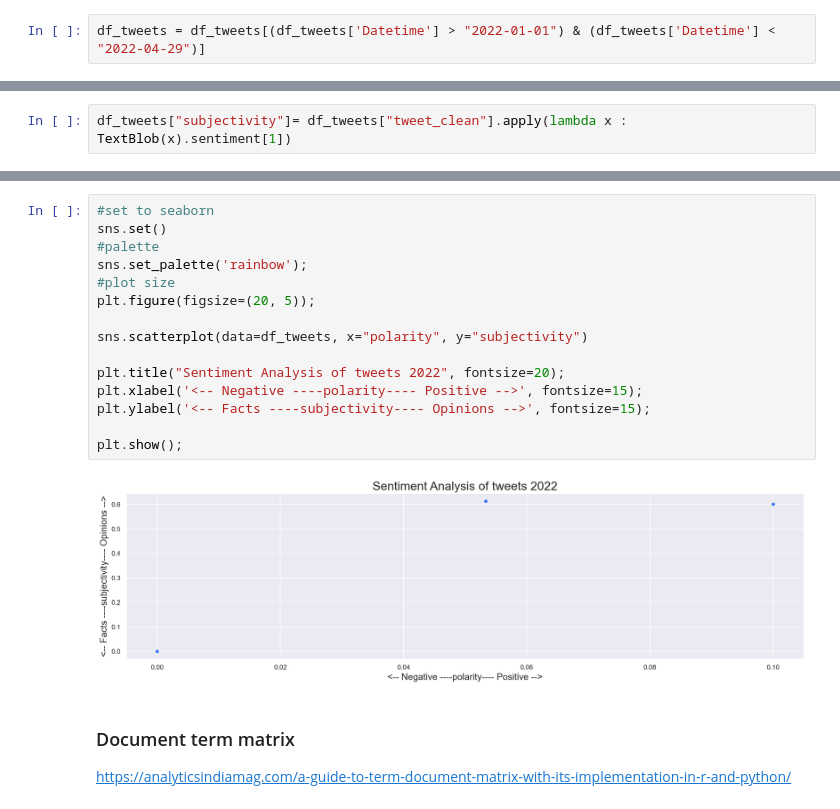
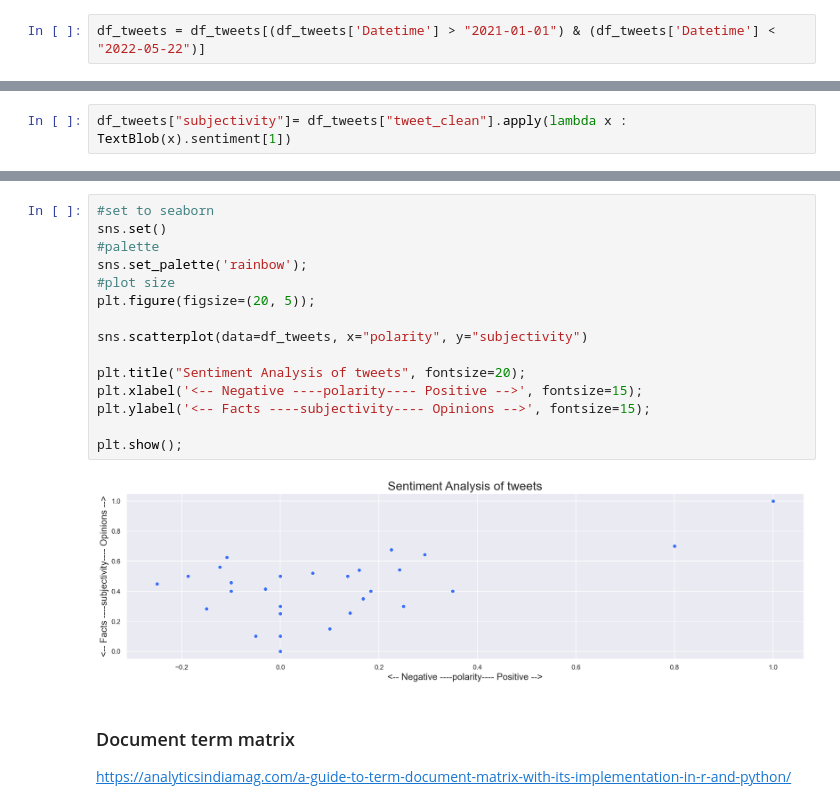
Before and after one commit to RitRa/Msc_CA2, a Jupyter notebook: notebooks/CA2_models.ipynb, the cells around one changed output, grey strips where cells are left out. Drawn from its saved outputs; the diff is of its cells as text.

Commit message:
improved sentiment analysis, and better topics, write up for algorithms, fixing the dashboard

```diff
--- a/notebooks/CA2_models.ipynb
+++ b/notebooks/CA2_models.ipynb
@@ -857,5 +827,5 @@ df_tweets.info()
 # %%
-df_tweets = df_tweets[(df_tweets['Datetime'] > "2022-01-01") & (df_tweets['Datetime'] < "2022-04-29")]
+df_tweets = df_tweets[(df_tweets['Datetime'] > "2021-01-01") & (df_tweets['Datetime'] < "2022-05-22")]
 # %%
 #get the word count of the tweet
 df_tweets["word_count"] = df_tweets["Text"].apply(lambda x: len(str(x).split()))
@@ -948,20 +946,20 @@ df_tweets
 # %%
 #set to seaborn
 sns.set()
 #palette
 sns.set_palette('rainbow');
 #plot size
 plt.figure(figsize=(20, 5));
 
 sns.scatterplot(data=df_tweets, x="polarity", y="subjectivity")
 
-plt.title("Sentiment Analysis of tweets 2022", fontsize=20);
+plt.title("Sentiment Analysis of tweets", fontsize=20);
 plt.xlabel('<-- Negative ----polarity---- Positive -->', fontsize=15);
 plt.ylabel('<-- Facts ----subjectivity---- Opinions -->', fontsize=15);
 
 plt.show();
 # %% [output]
-[figure, old version]
+[figure, new version]
 # %% [markdown]
 ### Document term matrix
 
```
Also changed, not shown: parts of 44 cells of this notebook, 10 other files.
